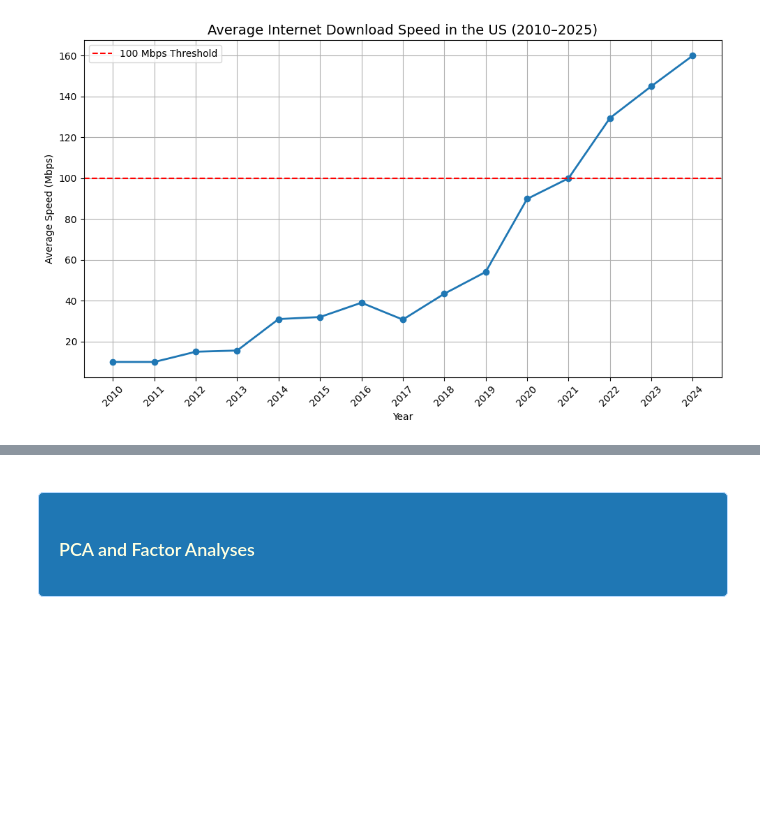
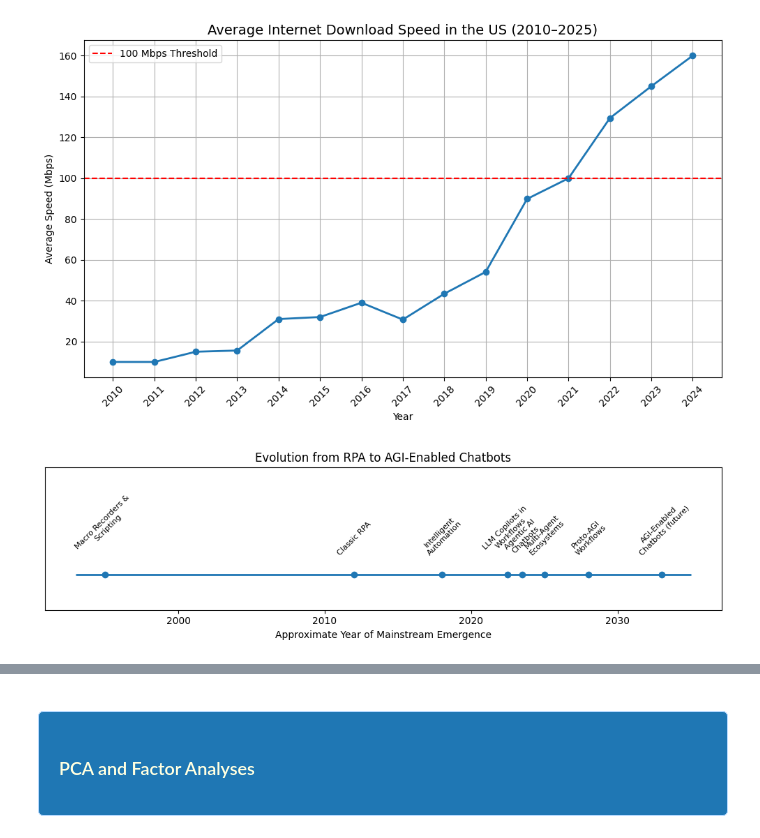
Before and after one commit to rgregs60/Python-Fall-2024-Notebooks, a Jupyter notebook: AI Visualizations and Statistical Techniques/AI Learning and Evolution.ipynb, the cells around one changed output, grey strips where cells are left out. Drawn from its saved outputs; the diff is of its cells as text; code cells hidden in the pictures; blank space fills up the shorter version.

```diff
--- a/AI Visualizations and Statistical Techniques/AI Learning and Evolution.ipynb
+++ b/AI Visualizations and Statistical Techniques/AI Learning and Evolution.ipynb
@@ -91,3 +91,39 @@ plt.legend()
 plt.show()
 # %% [output]
 [figure]
+# %%
+import matplotlib.pyplot as plt
+
+# Timeline data
+labels = [
+    "Macro Recorders &\nScripting",
+    "Classic RPA",
+    "Intelligent\nAutomation",
+    "LLM Copilots in\nWorkflows",
+    "Agentic AI\nChatbots",
+    "Multi‑Agent\nEcosystems",
+    "Proto‑AGI\nWorkflows",
+    "AGI‑Enabled\nChatbots (future)"
+]
+years = [1995, 2012, 2018, 2022.5, 2023.5, 2025, 2028, 2033]
+
+fig, ax = plt.subplots(figsize=(10, 3))
+ax.scatter(years, [1]*len(years), zorder=3)
+
+# Draw horizontal timeline
+ax.hlines(1, min(years)-2, max(years)+2, linewidth=2, zorder=1)
+
+# Annotate points
+for year, label in zip(years, labels):
+    ax.text(year, 1.05, label, ha='center', va='bottom', fontsize=8, rotation=45)
+
+# Formatting
+ax.set_ylim(0.9, 1.3)
+ax.set_yticks([])
+ax.set_xlabel("Approximate Year of Mainstream Emergence")
+ax.set_title("Evolution from RPA to AGI‑Enabled Chatbots")
+
+plt.tight_layout()
+plt.show()
+# %% [output]
+[figure, added]
```
Also changed, not shown: parts of 1 cell of this notebook.
